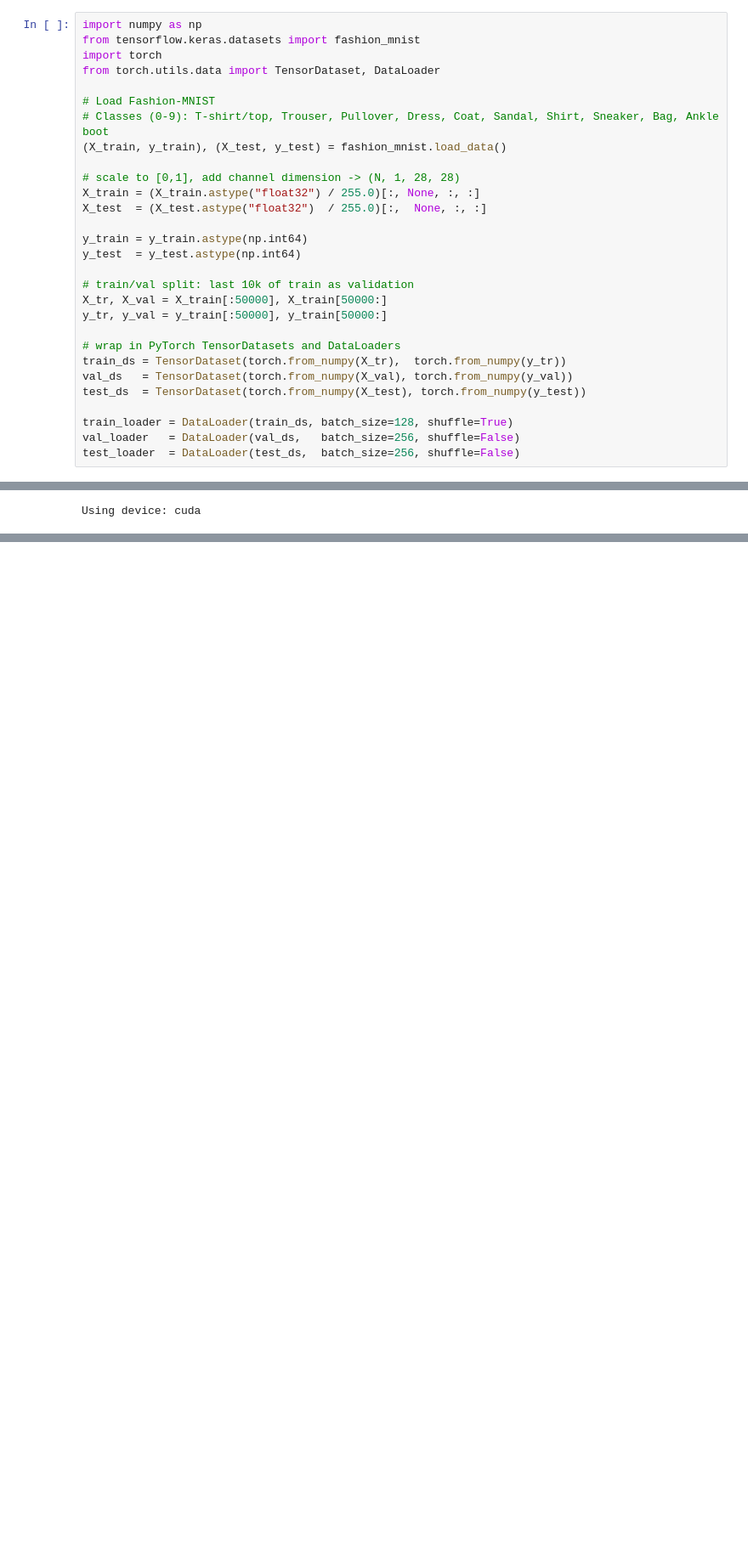
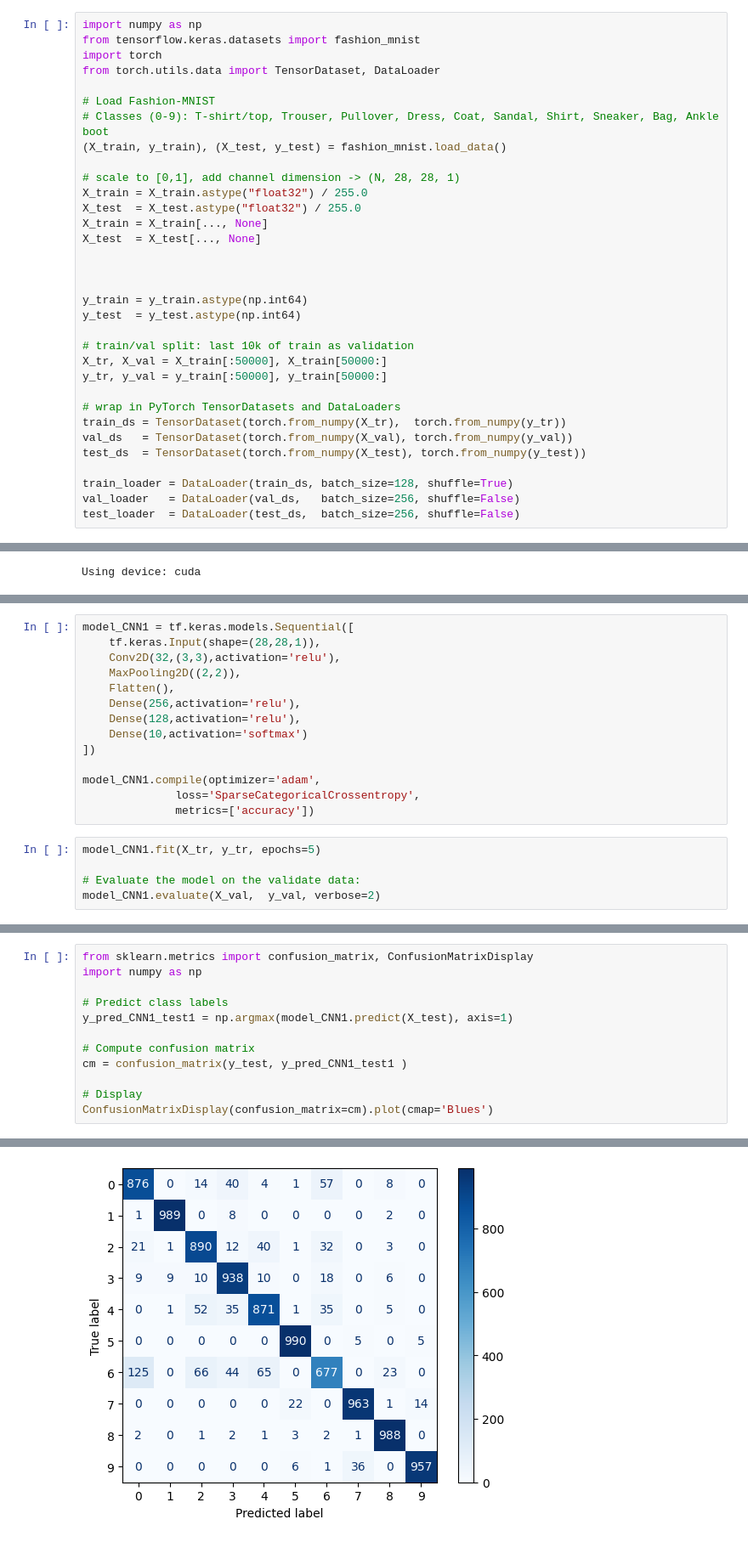
Before and after one commit to Yuyang-Yao/Math_-5750_Project3, a Jupyter notebook: project3_Q2_tensorflow.ipynb, the cells around one changed output, grey strips where cells are left out. Shown: that part at 85% size. Cells and saved outputs as stored; diff of their text form; blank space fills up the shorter version.

```diff
--- a/project3_Q2_tensorflow.ipynb
+++ b/project3_Q2_tensorflow.ipynb
@@ -58,9 +42,13 @@ from torch.utils.data import TensorDataset, DataLoader
 # Classes (0-9): T-shirt/top, Trouser, Pullover, Dress, Coat, Sandal, Shirt, Sneaker, Bag, Ankle boot
 (X_train, y_train), (X_test, y_test) = fashion_mnist.load_data()
 
-# scale to [0,1], add channel dimension -> (N, 1, 28, 28)
-X_train = (X_train.astype("float32") / 255.0)[:, None, :, :]
-X_test  = (X_test.astype("float32")  / 255.0)[:,  None, :, :]
+# scale to [0,1], add channel dimension -> (N, 28, 28, 1)
+X_train = X_train.astype("float32") / 255.0
+X_test  = X_test.astype("float32") / 255.0
+X_train = X_train[..., None]
+X_test  = X_test[..., None]
+
+
 
 y_train = y_train.astype(np.int64)
 y_test  = y_test.astype(np.int64)
@@ -104,0 +84,19 @@ from tensorflow.keras.layers import MaxPooling2D
+# %%
+model_CNN1 = tf.keras.models.Sequential([
+    tf.keras.Input(shape=(28,28,1)),
+    Conv2D(32,(3,3),activation='relu'),
+    MaxPooling2D((2,2)),
+    Flatten(),
+    Dense(256,activation='relu'),
+    Dense(128,activation='relu'),
+    Dense(10,activation='softmax')
+])
+
+model_CNN1.compile(optimizer='adam',
+              loss='SparseCategoricalCrossentropy',
+              metrics=['accuracy'])
+# %%
+model_CNN1.fit(X_tr, y_tr, epochs=5)
+
+# Evaluate the model on the validate data:
+model_CNN1.evaluate(X_val,  y_val, verbose=2)
@@ -104,0 +116,13 @@ from tensorflow.keras.layers import MaxPooling2D
+# %%
+from sklearn.metrics import confusion_matrix, ConfusionMatrixDisplay
+import numpy as np
+
+# Predict class labels
+y_pred_CNN1_test1 = np.argmax(model_CNN1.predict(X_test), axis=1)
+
+# Compute confusion matrix
+cm = confusion_matrix(y_test, y_pred_CNN1_test1 )
+
+# Display
+ConfusionMatrixDisplay(confusion_matrix=cm).plot(cmap='Blues')
+# %% [output]
@@ -104,0 +131 @@ from tensorflow.keras.layers import MaxPooling2D
+[figure, added]
```
Also changed, not shown: parts of 6 cells of this notebook.
